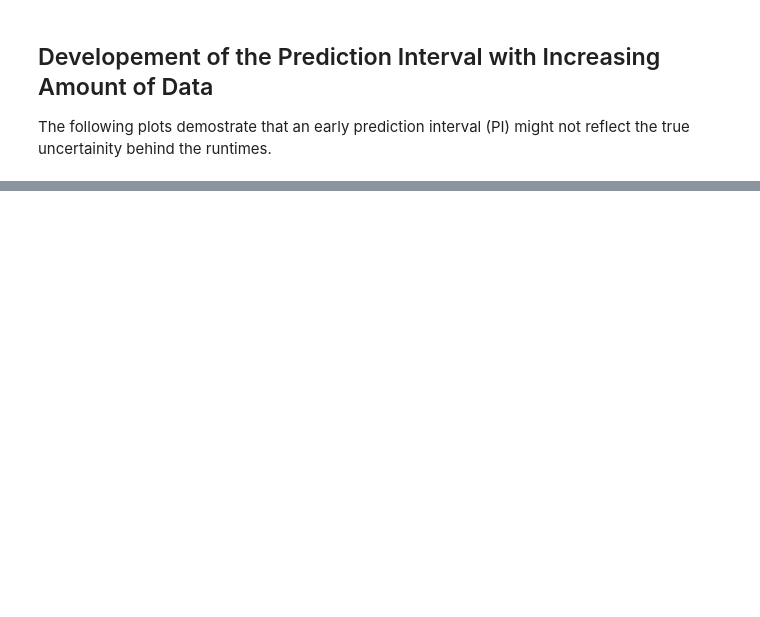
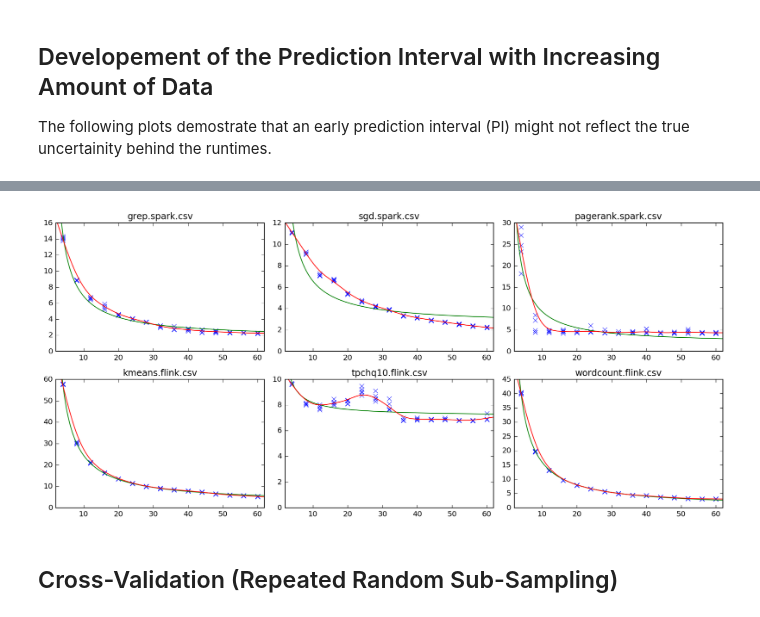
Before and after one commit to dos-group/runtime-prediction-experiments, a Jupyter notebook: analysis/performance-prediction-analysis.ipynb, the cells around one changed output, grey strips where cells are left out. Saved outputs shown, nothing was run; the diff lists cells and outputs as text; code cells hidden in the pictures; blank space fills up the shorter version.

```diff
--- a/analysis/performance-prediction-analysis.ipynb
+++ b/analysis/performance-prediction-analysis.ipynb
@@ -200,0 +263,41 @@ print 'std:', scores.std()
+# %%
+def get_data(dataset):
+    df = pd.read_csv(dataset)
+    data = df.values
+    data = remove_outlier_runs(data)
+    x, y = data[:,0], data[:,1]/60000.
+    return x, y
+# %%
+dpath = 'data/'
+fnames = ['grep.spark.csv', 'sgd.spark.csv', 'pagerank.spark.csv',
+          'kmeans.flink.csv', 'tpchq10.flink.csv', 'wordcount.flink.csv']
+ols_regression = SimpleOLSRegression(fmap=lambda x:np.c_[np.ones_like(x),1./x])
+kr_regression = SimpleKernelRegression()
+models = [ols_regression, kr_regression]
+
+#gp_regression = SimpleGPRegression();models=[ols_regression,gp_regression]
+#seg_regression = SimpleSegmentedRegression();models=[ols_regression,seg_regression]
+
+plt.figure(figsize=(13,6))
+
+for i, fname in enumerate(fnames):
+    fpath = os.path.join(dpath, fname)
+    x, y = get_data(fpath)
+    plt.subplot(2,3,i+1)
+    plt.title(fnames[i])
+    plt.plot(x, y, 'x')
+    plt.xlim(2, 62)
+    plt.ylim(ymin=0)
+
+    x_predict = np.linspace(2, 62, 2000)
+    for reg in models:
+        reg.fit(x, y)
+        y_predict = reg.predict(x_predict)
+        plt.plot(x_predict, y_predict)
+
+plt.tight_layout()
+plt.show()
+# %% [output]
+[figure, added]
+# %% [markdown]
+## Cross-Validation (Repeated Random Sub-Sampling)
```
Also changed, not shown: parts of 14 cells of this notebook, 7 other files.
